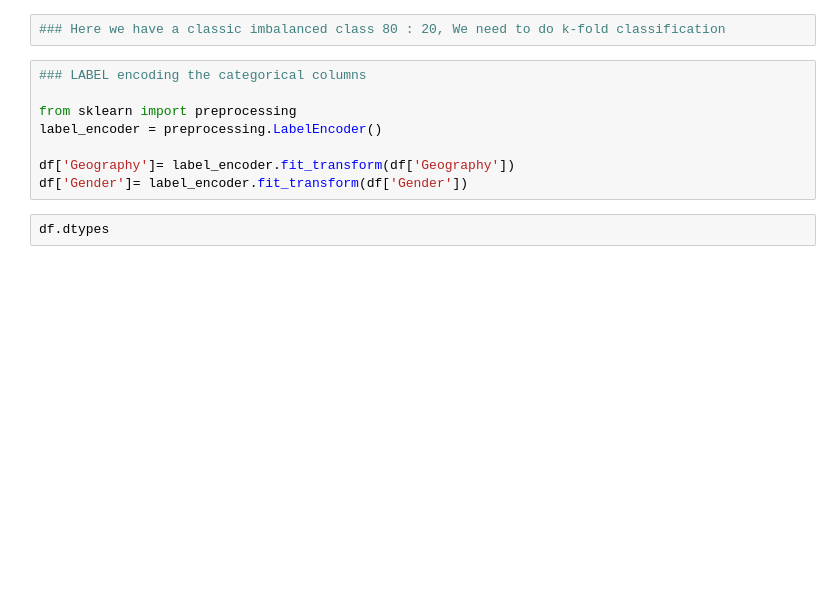
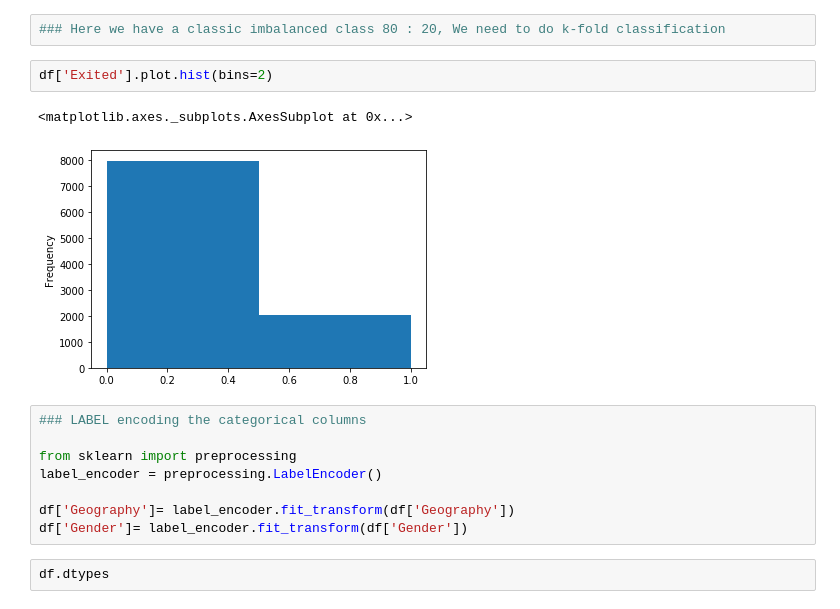
Before and after one commit to sandeepjakkaraju/bits-sem2-ml, a Jupyter notebook: ML-Assignment1.ipynb, the cells around one changed output. Saved outputs shown, nothing was run; the diff lists cells and outputs as text; blank space fills up the shorter version.

```diff
--- a/ML-Assignment1.ipynb
+++ b/ML-Assignment1.ipynb
@@ -127,5 +133,10 @@ Name: Exited, dtype: int64
 # %%
 ### Here we have a classic imbalanced class 80 : 20, We need to do k-fold classification
+# %%
+df['Exited'].plot.hist(bins=2)
+# %% [output]
+<matplotlib.axes._subplots.AxesSubplot at 0x...>
+[figure, added]
 # %%
 ### LABEL encoding the categorical columns
 
```
Also changed, not shown: parts of 25 cells of this notebook, 1 other file.
